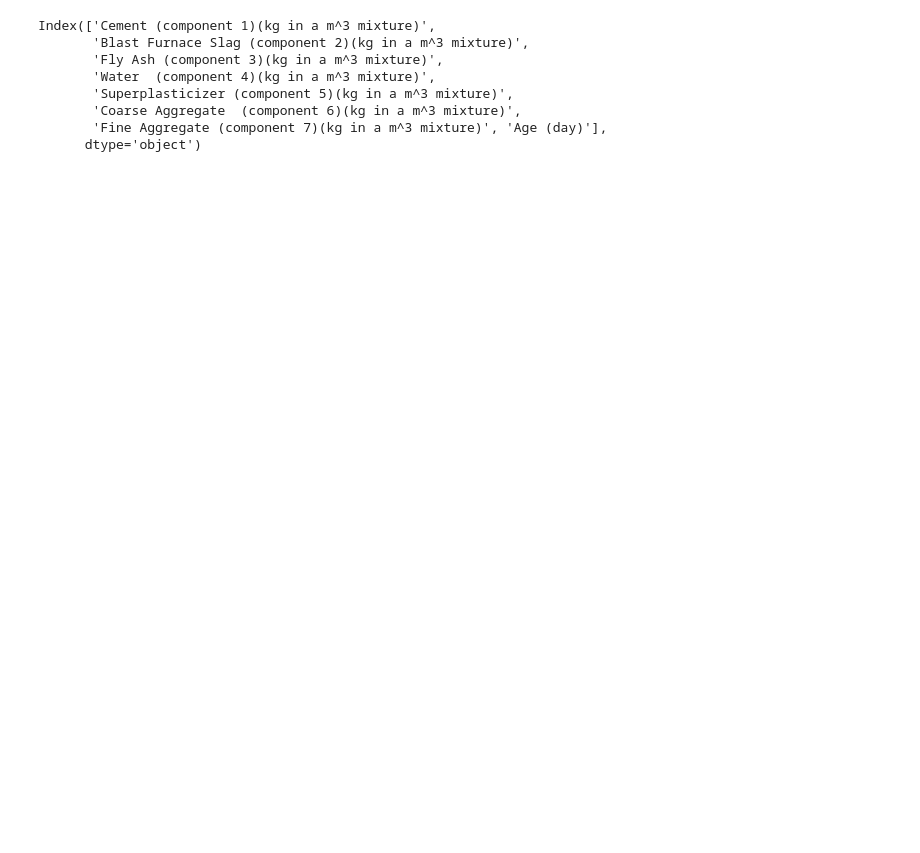
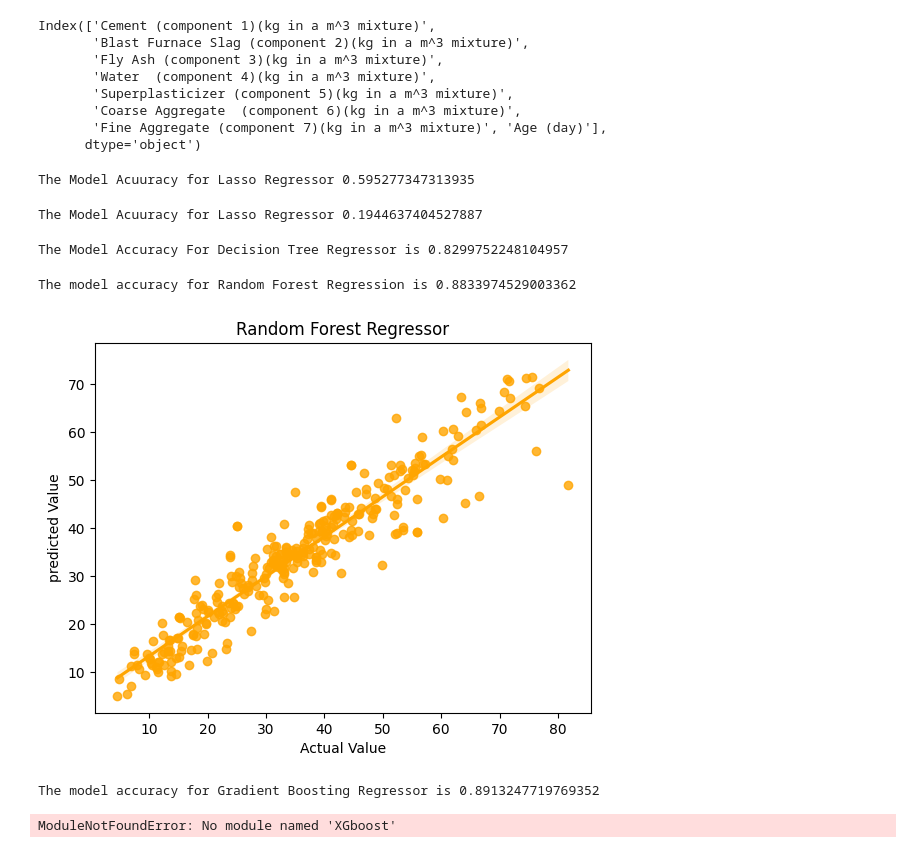
Before and after one commit to Ajay-Kandagatla/DATASCIENCE, a Jupyter notebook: Cement_Strength_Prediction.ipynb, the cells around one changed output. Cells and saved outputs as stored; diff of their text form; code cells hidden in the pictures; blank space fills up the shorter version.

```diff
--- a/Cement_Strength_Prediction.ipynb
+++ b/Cement_Strength_Prediction.ipynb
@@ -205,3 +203,67 @@ Index(['Cement (component 1)(kg in a m^3 mixture)',
        'Coarse Aggregate  (component 6)(kg in a m^3 mixture)',
        'Fine Aggregate (component 7)(kg in a m^3 mixture)', 'Age (day)'],
       dtype='object')
+# %%
+# Ridge and Lasso
+
+from sklearn.linear_model import Ridge,Lasso
+
+Ridge = Ridge().fit(X_train,y_train)
+y_pred_Ridge = Ridge.predict(X_test)
+
+print(f'The Model Acuuracy for Lasso Regressor',r2_score(y_test,y_pred_Ridge))
+# %% [output]
+The Model Acuuracy for Lasso Regressor 0.595277347313935
+# %%
+Lasso = Lasso().fit(X_train,y_train)
+y_pred_Lasso = Lasso.predict(X_test)
+
+print(f'The Model Acuuracy for Lasso Regressor',r2_score(y_test,y_pred_Lasso))
+# %% [output]
+The Model Acuuracy for Lasso Regressor 0.1944637404527887
+# %%
+# Using Tree based Algorithm
+from sklearn.tree import DecisionTreeRegressor
+
+DT = DecisionTreeRegressor().fit(X_train,y_train)
+
+y_pred_DT = DT.predict(X_test)
+
+print(f'The Model Accuracy For Decision Tree Regressor is',r2_score(y_test,y_pred_DT))
+# %% [output]
+The Model Accuracy For Decision Tree Regressor is 0.8299752248104957
+# %%
+# Using Random Forest Regressor
+from sklearn.ensemble import RandomForestRegressor
+
+RF = RandomForestRegressor().fit(X_train, y_train)
+y_pred_RF = RF.predict(X_test)
+
+print(f'The model accuracy for Random Forest Regression is',r2_score(y_test,y_pred_RF))
+# %% [output]
+The model accuracy for Random Forest Regression is 0.8833974529003362
+# %%
+sns.regplot(x = y_test, y = y_pred_RF, color = 'orange')
+plt.title('Random Forest Regressor')
+plt.xlabel('Actual Value')
+plt.ylabel('predicted Value')
+plt.show()
+# %% [output]
+[figure, added]
+# %%
+from sklearn.ensemble import GradientBoostingRegressor
+GB = GradientBoostingRegressor().fit(X_train,y_train)
+y_pred_GB = GB.predict(X_test)
+print(f'The model accuracy for Gradient Boosting Regressor is',r2_score(y_test,y_pred_GB))
+# %% [output]
+The model accuracy for Gradient Boosting Regressor is 0.8913247719769352
+# %%
+from XGboost import XGBRegressor
+
+XGB = XGBRegressor()
+XGB.fit(X_train, y_train)
+
+y_pred_xgb = xgb.predict(X_test)
+print(f'The model accuracy for XGBRegressor is',r2_score(y_test,y_pred_XGB))
+# %% [output]
+ModuleNotFoundError: No module named 'XGboost'
```
Also changed, not shown: parts of 7 cells of this notebook.
